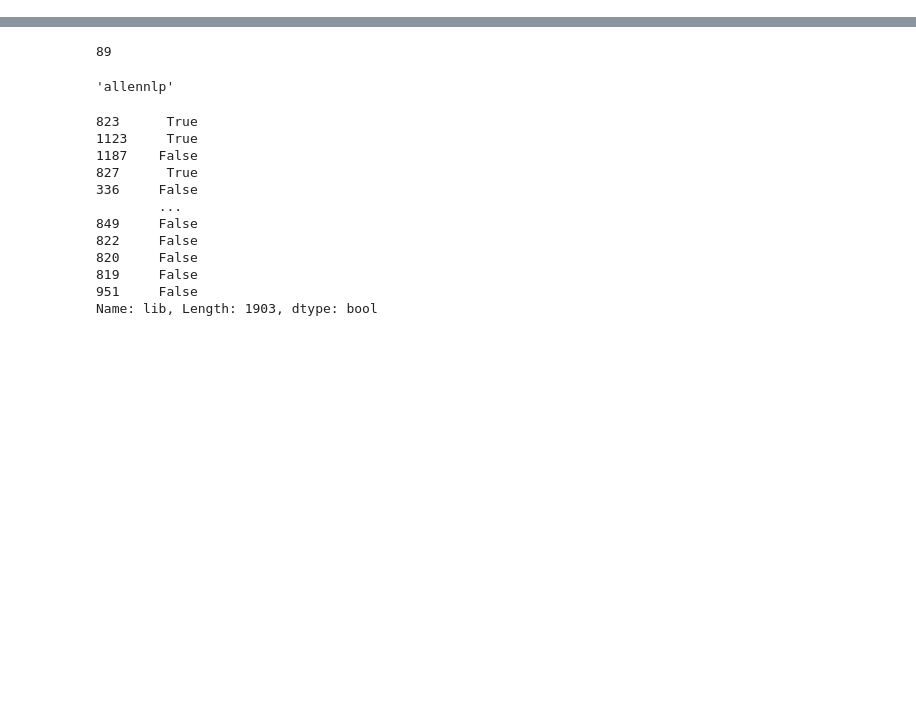
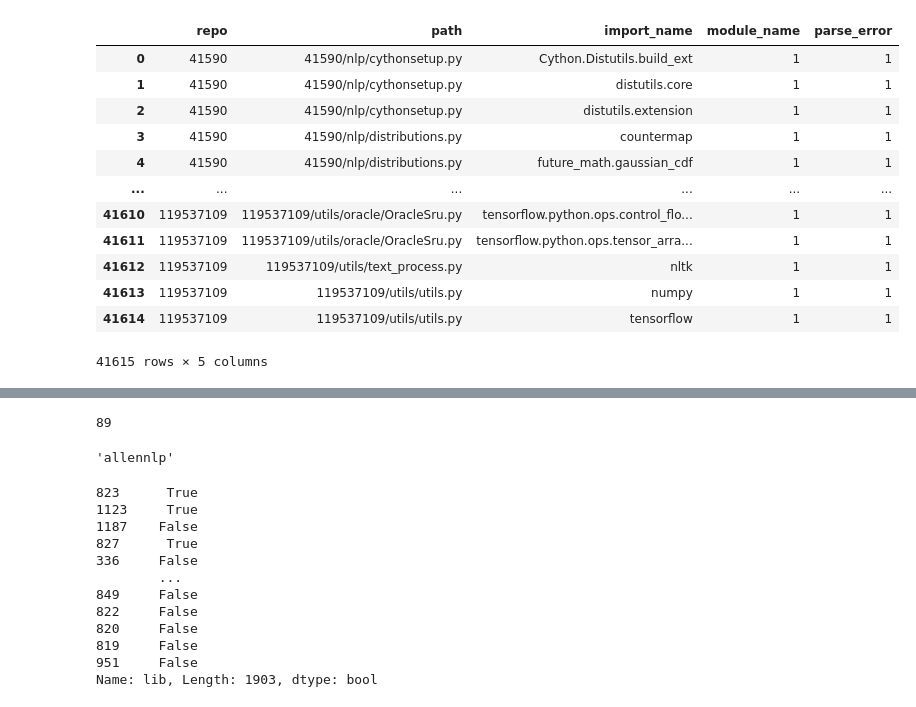
Before and after one commit to a2i2/mining-data-science-repositories, a Jupyter notebook: notebooks/analyse_imports_old-check-tmp.ipynb, the cells around one changed output, grey strips where cells are left out. Cells and saved outputs as stored; diff of their text form; code cells hidden in the pictures; blank space fills up the shorter version.

```diff
--- a/notebooks/analyse_imports.ipynb
+++ b/notebooks/analyse_imports_old-check-tmp.ipynb
@@ -55,0 +75,17 @@ dtype: int64
+# %%
+df_import_counts_flat = pd.DataFrame(df_import_counts.to_records())
+df_import_counts_flat
+# %% [output]
+|  | repo | path | import_name | module_name | parse_error |
+| 0 | 41590 | 41590/nlp/cythonsetup.py | Cython.Distutils.build_ext | 1 | 1 |
+| 1 | 41590 | 41590/nlp/cythonsetup.py | distutils.core | 1 | 1 |
+| 2 | 41590 | 41590/nlp/cythonsetup.py | distutils.extension | 1 | 1 |
+| 3 | 41590 | 41590/nlp/distributions.py | countermap | 1 | 1 |
+| 4 | 41590 | 41590/nlp/distributions.py | future_math.gaussian_cdf | 1 | 1 |
+| ... | ... | ... | ... | ... | ... |
+| 41610 | 119537109 | 119537109/utils/oracle/OracleSru.py | tensorflow.python.ops.control_flo... | 1 | 1 |
+| 41611 | 119537109 | 119537109/utils/oracle/OracleSru.py | tensorflow.python.ops.tensor_arra... | 1 | 1 |
+| 41612 | 119537109 | 119537109/utils/text_process.py | nltk | 1 | 1 |
+| 41613 | 119537109 | 119537109/utils/utils.py | numpy | 1 | 1 |
+| 41614 | 119537109 | 119537109/utils/utils.py | tensorflow | 1 | 1 |
+41615 rows × 5 columns
```
Also changed, not shown: parts of 10 cells of this notebook, 5 other files.
